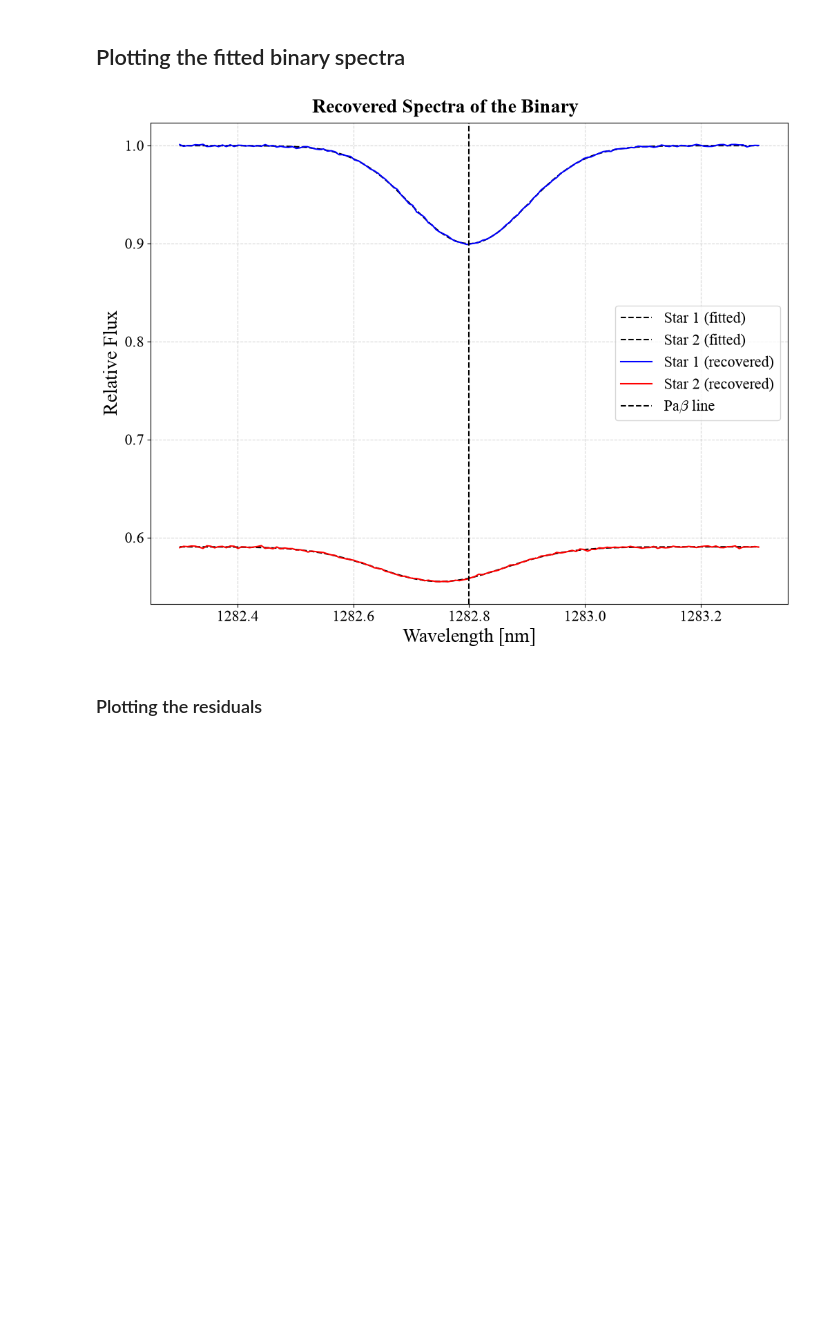
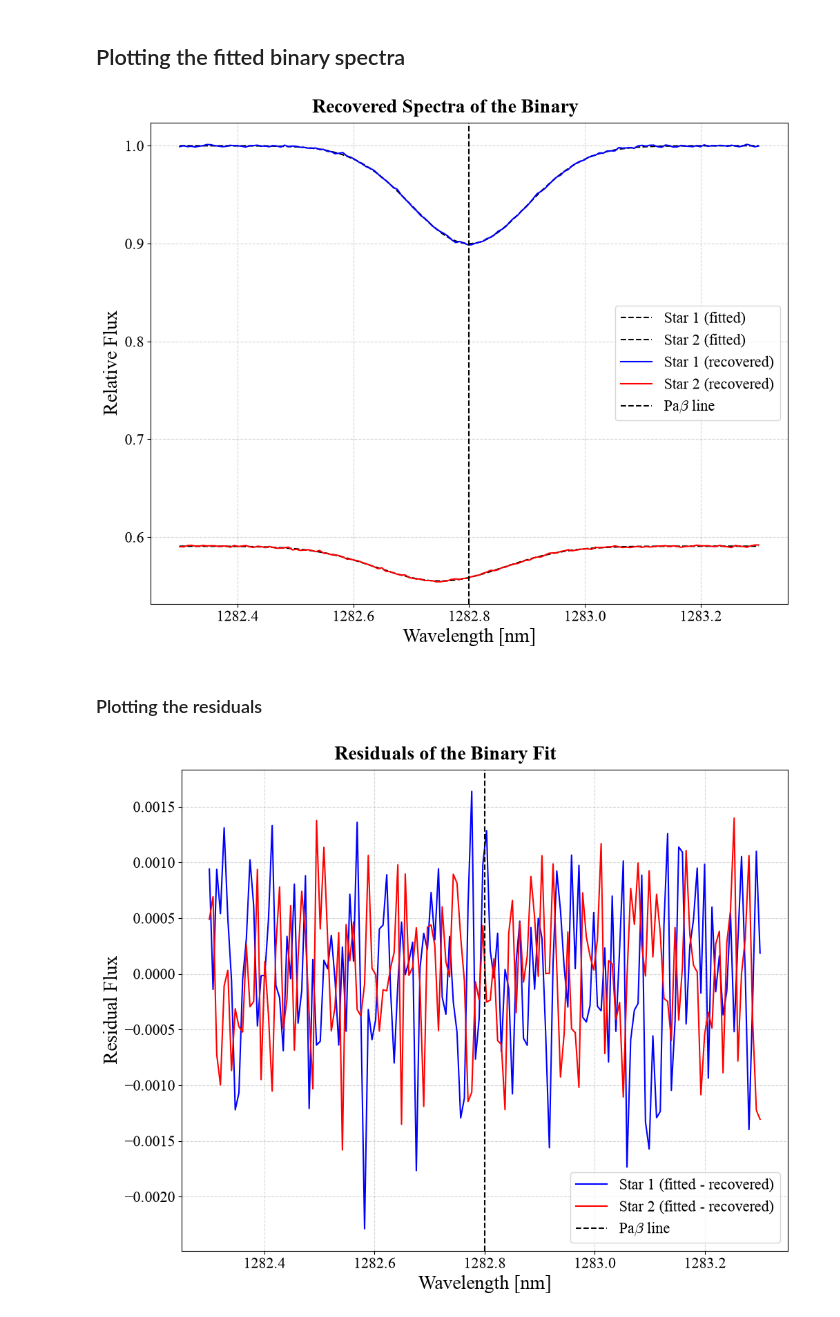
Before and after one commit to saividyud/Second-Year-Project, a Jupyter notebook: fitting.ipynb, the cells around one changed output. Saved outputs shown, nothing was run; the diff lists cells and outputs as text; code cells hidden in the pictures; blank space fills up the shorter version.

```diff
--- a/fitting.ipynb
+++ b/fitting.ipynb
@@ -160,7 +163,7 @@ star2_y = 0
 star2_position = np.array([star2_x, star2_y])
 
 # Calculating photonic lantern outputs
-combined_outputs = photonic_lantern_device.calculate_photonic_lantern_outputs(np.array([star1_position, star2_position]), np.array([star1_spectrum, star2_spectrum]), noise=1e-3)
+combined_outputs = photonic_lantern_device.calculate_photonic_lantern_outputs(np.array([star1_position, star2_position]), np.array([star1_spectrum, star2_spectrum]), noise=1e-3, seed=np.random.randint(0, 1000000))
 
 # Computing the total intensities across all outputs as a function of wavelength
 total_intensity = np.sum(combined_outputs, axis=1)
@@ -262,7 +265,7 @@ true_values = np.array([
     M_2, A_LINE_2, WAV_MIDDLE_2, WAV_WIDTH_2
 ])
 
-final_results = fitter.binary_fitting(fractional_intensity, total_intensity, guess, M1=1, refine=True, true_values=true_values)
+final_results = fitter.binary_fitting(fractional_intensity, total_intensity, guess, M1=1, refine=True, true_values=true_values, cpu=6)
 
 fitted_star1_x = final_results[0]
 fitted_star1_y = final_results[1]
@@ -332,36 +335,32 @@ ax.legend()
 
 plt.show()
 # %% [output]
-[figure, old version]
+[figure, new version]
 # %% [markdown]
 ### Plotting the residuals
 # %%
 # Plotting the recovered spectra
 fig = plt.figure()
 fig.set_constrained_layout(True)
 ax = fig.add_subplot()
 
 fig.suptitle('Residuals of the Binary Fit')
 
-fitted_star1_spectrum = functions.create_spectrum(fitted_star1_F, fitted_star1_depth, fitted_star1_center, fitted_star1_width, WAV_RANGE)
-fitted_star2_spectrum = functions.create_spectrum(fitted_star1_F / functions.M_L_relation(M_1, fitted_M2), fitted_star2_depth, fitted_star2_center, fitted_star2_width, WAV_RANGE)
+# fitted_star1_spectrum = functions.create_spectrum(fitted_star1_F, fitted_star1_depth, fitted_star1_center, fitted_star1_width, WAV_RANGE)
+# fitted_star2_spectrum = functions.create_spectrum(fitted_star1_F / functions.M_L_relation(M_1, fitted_M2), fitted_star2_depth, fitted_star2_center, fitted_star2_width, WAV_RANGE)
 
-ax.plot(WAV_RANGE, fitted_star1_spectrum, color='k', label='Star 1 (fitted)', linestyle='--')
-ax.plot(WAV_RANGE, fitted_star2_spectrum, color='k', label='Star 2 (fitted)', linestyle='--')
-
-# ax.plot(WAV_RANGE, star1_spectrum, color='b', label='Star 1 (true)', linestyle='-')
-# ax.plot(WAV_RANGE, star2_spectrum, color='r', label='Star 2 (true)', linestyle='-')
-
-ax.plot(WAV_RANGE, fitter.recovered_s1, color='b', label='Star 1 (recovered)', linestyle='-')
-ax.plot(WAV_RANGE, fitter.recovered_s2, color='r', label='Star 2 (recovered)', linestyle='-')
+ax.plot(WAV_RANGE, fitted_star1_spectrum - fitter.recovered_s1, color='b', label='Star 1 (fitted - recovered)', linestyle='-')
+ax.plot(WAV_RANGE, fitted_star2_spectrum - fitter.recovered_s2, color='r', label='Star 2 (fitted - recovered)', linestyle='-')
 
 ax.axvline(WAV_MIDDLE, color='k', linestyle='--', label='Pa$\\beta$ line')
 
 ax.set_xlabel('Wavelength [nm]')
-ax.set_ylabel('Relative Flux')
+ax.set_ylabel('Residual Flux')
 
 ax.grid(True, linestyle='--', alpha=0.5)
 
 ax.legend()
 
 plt.show()
+# %% [output]
+[figure, added]
```
Also changed, not shown: parts of 7 cells of this notebook, 2 other files.
